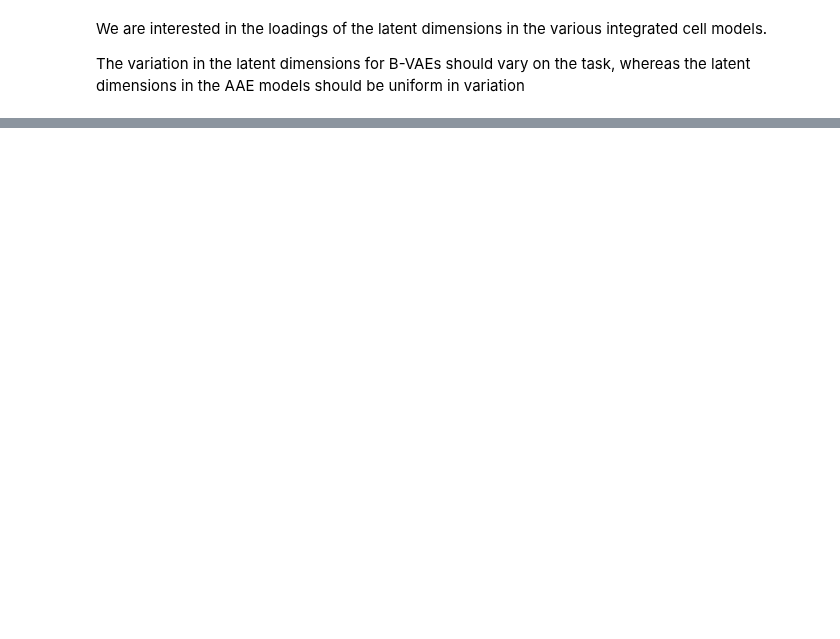
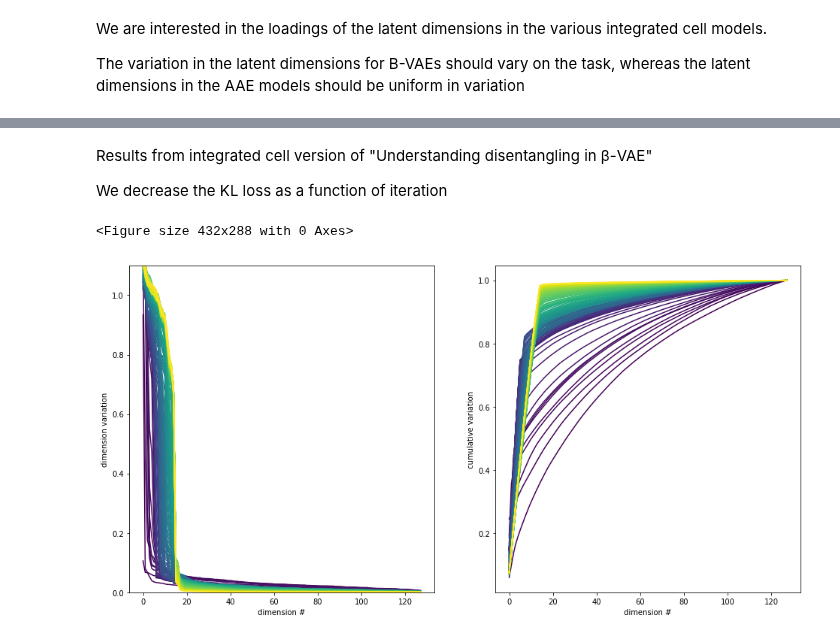
Before and after one commit to AllenCellModeling/pytorch_integrated_cell, a Jupyter notebook: examples/latent_variation.ipynb, the cells around one changed output, grey strips where cells are left out. Cells and saved outputs as stored; diff of their text form; code cells hidden in the pictures; blank space fills up the shorter version.

```diff
--- a/examples/latent_variation.ipynb
+++ b/examples/latent_variation.ipynb
@@ -59,0 +59,4 @@ for name in model_dict:
+# %% [markdown]
+Results from integrated cell version of "Understanding disentangling in β-VAE"
+
+We decrease the KL loss as a function of iteration
@@ -59,0 +94,12 @@ for name in model_dict:
+# %%
+
+model_dict = {'B-VAE': '/root/allen/aics/modeling/gregj/results/integrated_cell/test_bvae/2018-08-01-19:12:51'}
+
+for name in model_dict:
+    fig, (ax1, ax2) = plt.subplots(1, 2, figsize=(16, 8))
+    model_path = model_dict[name]
+
+    embedding_paths = natsorted(glob.glob(os.path.join(model_path, 'ref_model/embedding_*.pkl')))
+# %% [output]
+<Figure size 432x288 with 0 Axes>
+[figure, added]
```
Also changed, not shown: parts of 4 cells of this notebook, 5 other files.
